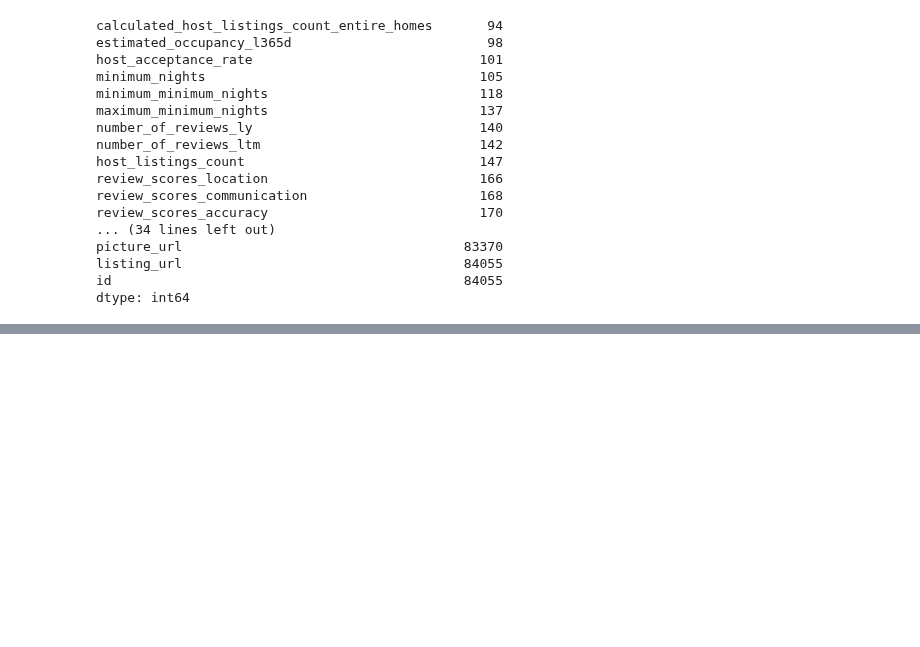
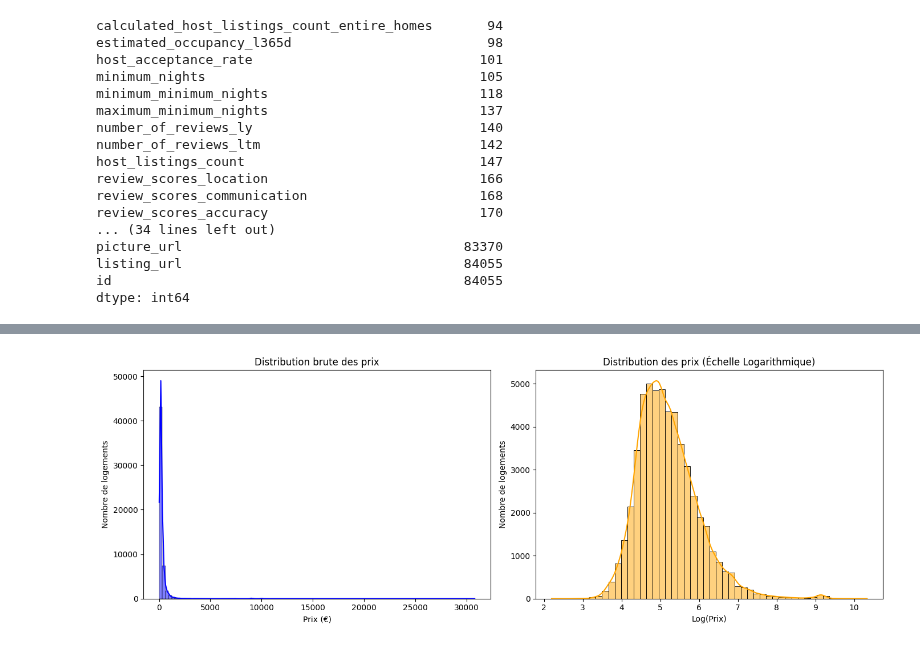
Before and after one commit to Thekorzeremi/PIA_Projet_final_M102, a Jupyter notebook: EDA.ipynb, the cells around one changed output, grey strips where cells are left out. Saved outputs shown, nothing was run; the diff lists cells and outputs as text; code cells hidden in the pictures; blank space fills up the shorter version.

```diff
--- a/EDA.ipynb
+++ b/EDA.ipynb
@@ -252,0 +269,18 @@ dtype: int64
+# %%
+plt.figure(figsize=(14, 5))
+plt.subplot(1, 2, 1)
+sns.histplot(data=df_airbnb, x='price', bins=100, kde=True, color='blue')
+plt.title('Distribution brute des prix')
+plt.xlabel('Prix (€)')
+plt.ylabel('Nombre de logements')
+
+plt.subplot(1, 2, 2)
+sns.histplot(np.log1p(df_airbnb['price'].dropna()), bins=50, kde=True, color='orange')
+plt.title('Distribution des prix (Échelle Logarithmique)')
+plt.xlabel('Log(Prix)')
+plt.ylabel('Nombre de logements')
+
+plt.tight_layout()
+plt.show()
+# %% [output]
+[figure, added]
```
Also changed, not shown: parts of 10 cells of this notebook.
